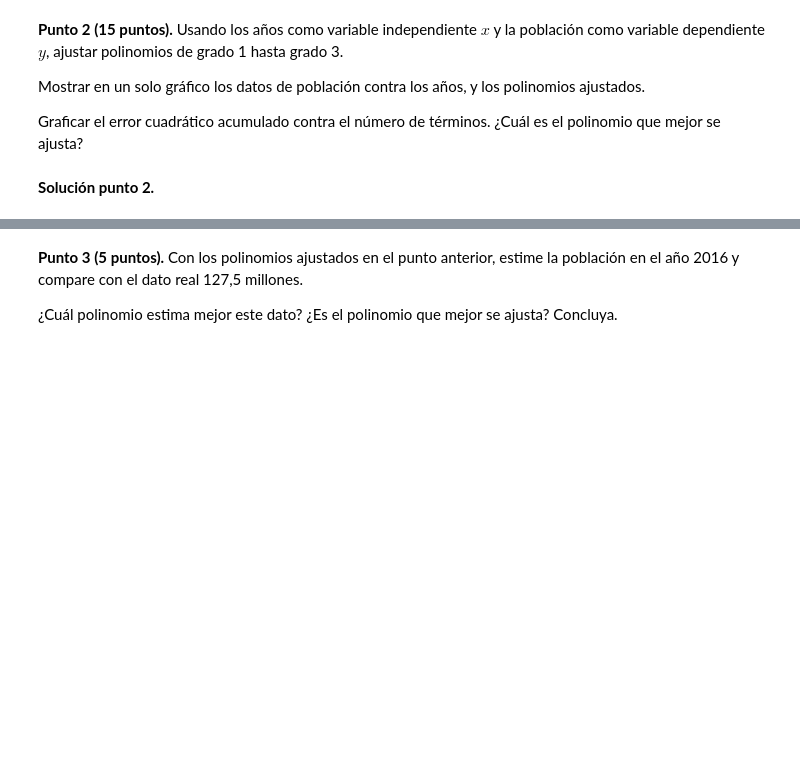
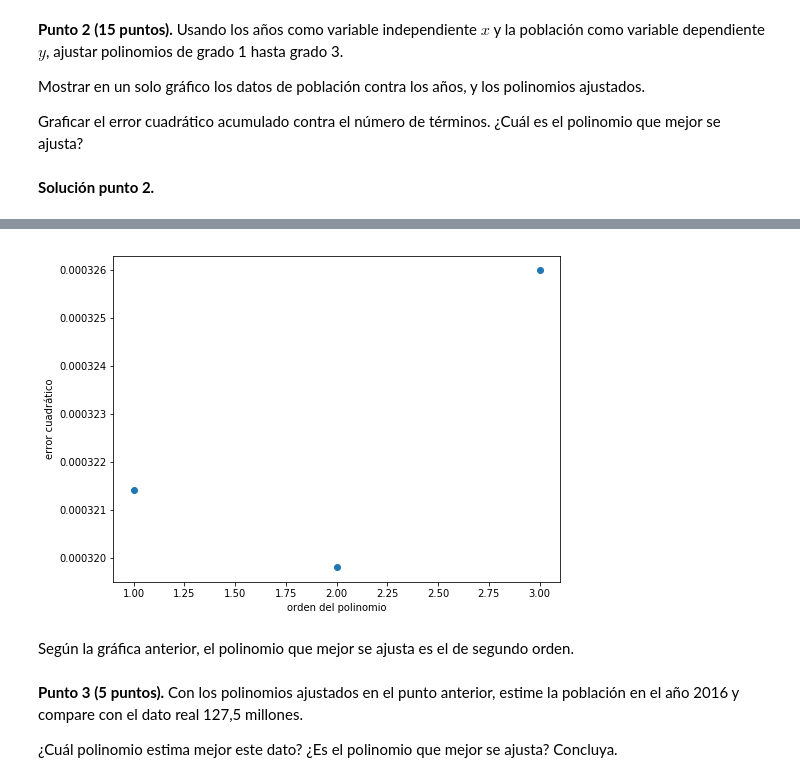
Before and after one commit to marcosotm/SimMat2018-1, a Jupyter notebook: Modulo1/Clase8_RepasoModulo1.ipynb, the cells around one changed output, grey strips where cells are left out. Cells and saved outputs as stored; diff of their text form; code cells hidden in the pictures; blank space fills up the shorter version.

```diff
--- a/Modulo1/Clase8_RepasoModulo1.ipynb
+++ b/Modulo1/Clase8_RepasoModulo1.ipynb
@@ -230,3 +255,17 @@ def fun_obj(B, x, y, n):
+# %%
+ems1 = np.mean((y-yhat1)**2)
+ems2 = np.mean((y-yhat2)**2)
+ems3 = np.mean((y-yhat3)**2)
+
+plt.figure(figsize=(8,6))
+plt.plot([1,2,3],[ems1,ems2,ems3], 'o')
+plt.xlabel('orden del polinomio')
+plt.ylabel('error cuadrático')
+plt.show()
+# %% [output]
+[figure, added]
+# %% [markdown]
+Según la gráfica anterior, el polinomio que mejor se ajusta es el de segundo orden.
 # %% [markdown]
 **Punto 3 (5 puntos).** Con los polinomios ajustados en el punto anterior, estime la población en el año 2016 y compare con el dato real 127,5 millones.
 
```
Also changed, not shown: parts of 20 cells of this notebook.
